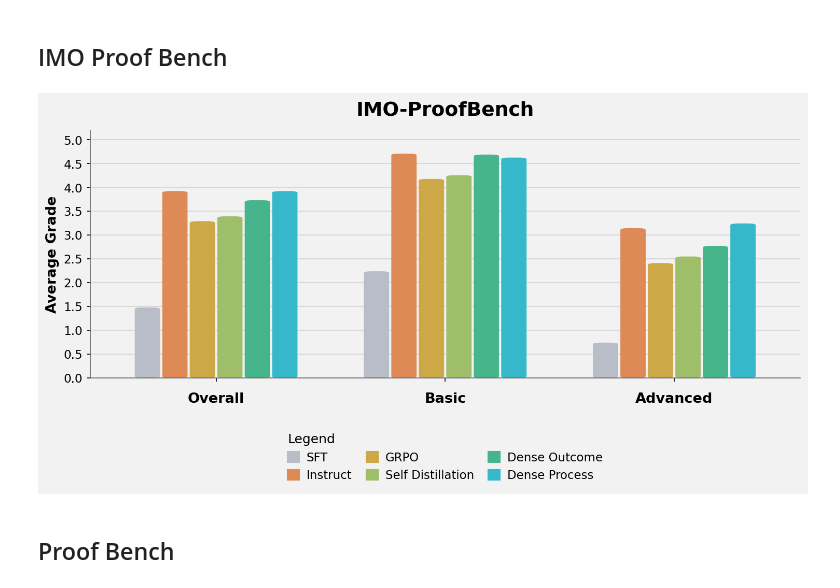
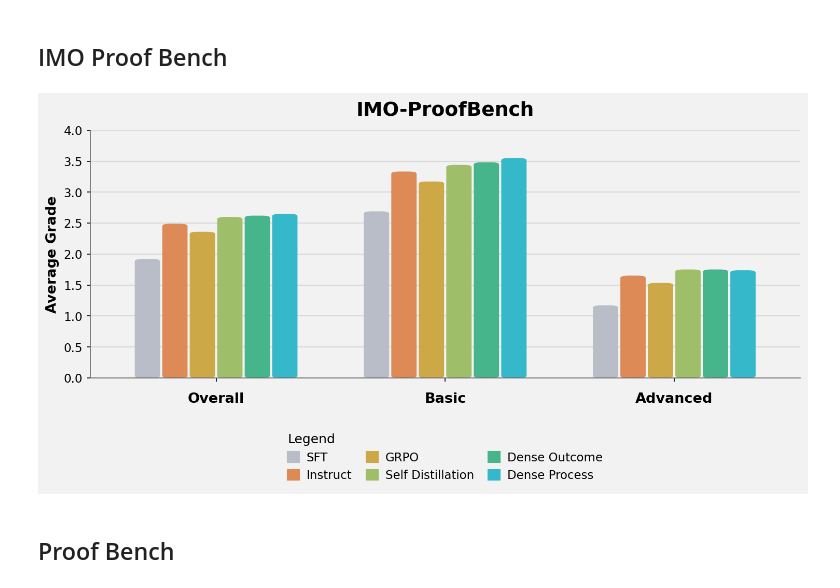
Before and after one commit to violetxi/QED-Nano, a Jupyter notebook: eval/notebook/results.ipynb, the cells around one changed output. Cells and saved outputs as stored; diff of their text form; code cells hidden in the pictures.

```diff
--- a/eval/notebook/results.ipynb
+++ b/eval/notebook/results.ipynb
@@ -18,12 +18,12 @@ methods = [
     "Dense Process",
 ]
 values = {
-    "SFT":                [1.4810, 2.2393, 0.7417],
-    "Instruct":           [3.9234, 4.7094, 3.1441],
-    "GRPO":               [3.2911, 4.1780, 2.4118],
-    "Self Distillation":  [3.3924, 4.2564, 2.5500],
-    "Dense Outcome":      [3.7311, 4.6891, 2.7731],
-    "Dense Process":      [3.9231, 4.6261, 3.2437],
+    "SFT":                [1.9214, 2.6903, 1.1724],
+    "Instruct":           [2.4894, 3.3333, 1.6525],
+    "GRPO":               [2.3609, 3.1724, 1.5351],
+    "Self Distillation":  [2.6000, 3.4407, 1.7521],
+    "Dense Outcome":      [2.6213, 3.4831, 1.7521],
+    "Dense Process":      [2.6494, 3.5517, 1.7391],
 }
 
 # Colors
@@ -81,7 +81,7 @@ for i, method in enumerate(methods):
 # Styling
 # -----------------------------
 ax.set_xlim(-0.55, len(categories) - 0.45)
-ax.set_ylim(0, 5.2)
+ax.set_ylim(0, 4)
 
 ax.set_xticks(x)
 ax.set_xticklabels(categories, fontsize=13, fontweight="bold")
@@ -92,35 +92,35 @@ ax.yaxis.grid(True, color="#d9d9d9", linewidth=1)
 ax.set_axisbelow(True)
 
 ax.spines["top"].set_visible(False)
 ax.spines["right"].set_visible(False)
 ax.spines["left"].set_color("#666666")
 ax.spines["bottom"].set_color("#666666")
 
-ax.set_yticks(np.arange(0, 5.5, 0.5))
+ax.set_yticks(np.arange(0, 4.5, 0.5))
 ax.tick_params(axis="y", labelsize=11)
 ax.tick_params(axis="x", pad=10)
 
 legend_handles = [Patch(facecolor=colors[m], edgecolor=colors[m], label=m) for m in methods]
 leg = ax.legend(
     handles=legend_handles,
     title="Legend",
     loc="upper center",
     bbox_to_anchor=(0.5, -0.18),
     ncol=3,
     frameon=False,
     fontsize=11,
     title_fontsize=12,
     handlelength=1.0,
     handleheight=1.0,
     columnspacing=1.2,
     handletextpad=0.6,
 )
 leg._legend_box.align = "left"
 
 plt.tight_layout(rect=[0, 0.08, 1, 1])
 plt.show()
 # %% [output]
-[figure, old version]
+[figure, new version]
 # %% [markdown]
 ## Proof Bench
 # %%
```
Also changed, not shown: 12 other files.
